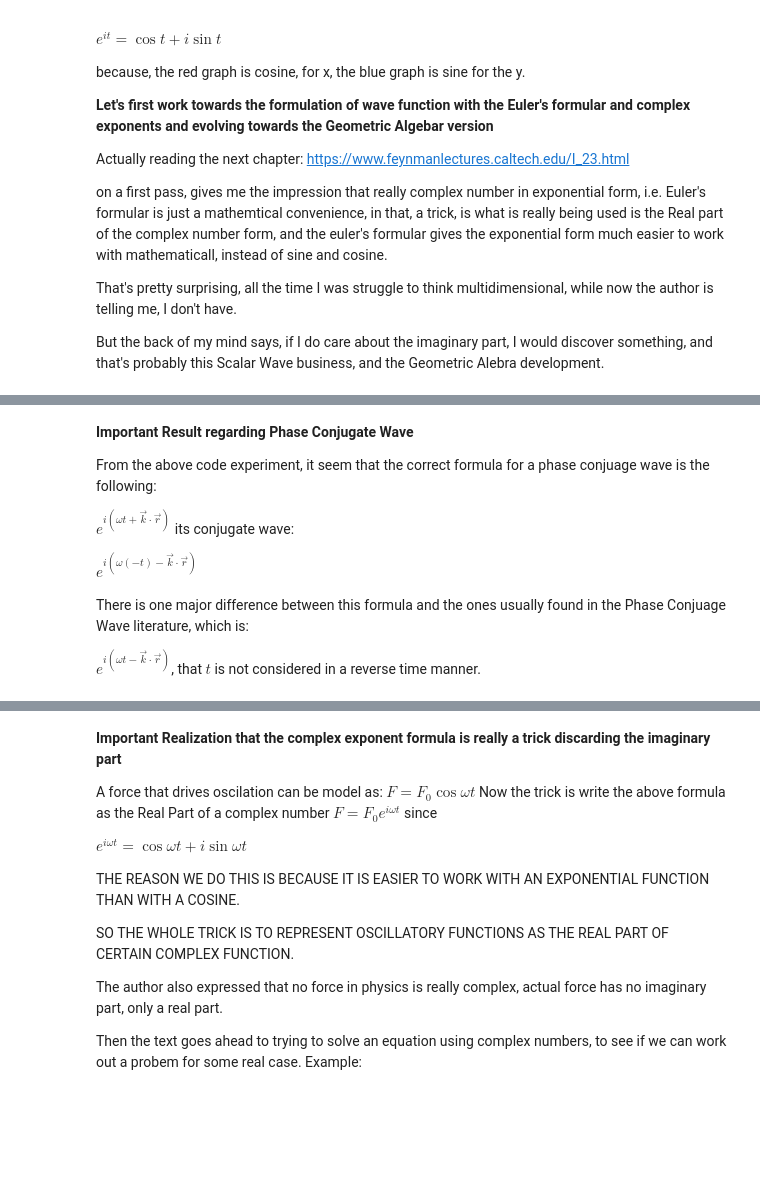
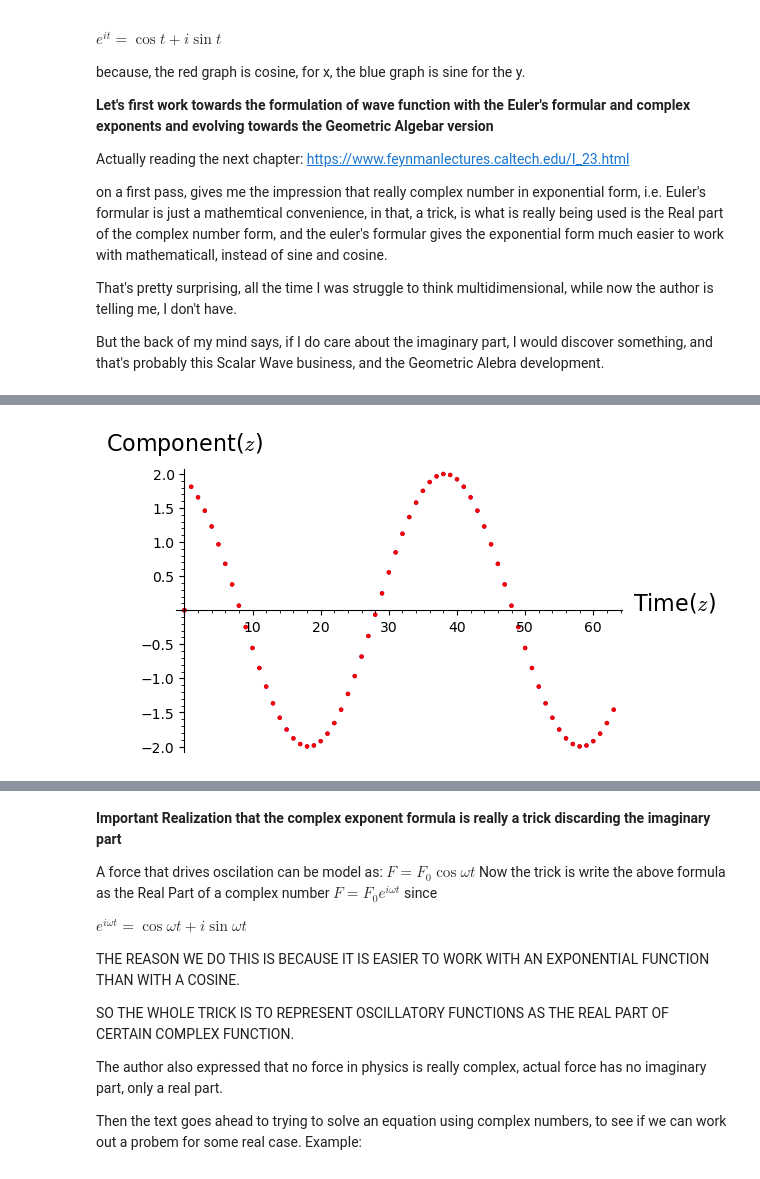
Before and after one commit to john-washington/sage, a Jupyter notebook: regarding_omega_t_minus_kr.ipynb, the cells around one changed output, grey strips where cells are left out. Saved outputs shown, nothing was run; the diff lists cells and outputs as text; code cells hidden in the pictures; blank space fills up the shorter version.

```diff
--- a/regarding_omega_t_minus_kr.ipynb
+++ b/regarding_omega_t_minus_kr.ipynb
@@ -471,13 +402,65 @@ complex_points_component_plots(pts_natural_base, 'real', 'indigo')+ complex_poin
-# %% [markdown]
-**Important Result regarding Phase Conjugate Wave**
-
-From the above code experiment, it seem that the correct formula for a phase conjuage wave is the following:
-
-$ e^{i(\omega t + \vec{k} \cdot \vec{r})} $
-its conjugate wave:
-
-$ e^{i(\omega (-t) - \vec{k} \cdot \vec{r})}$
-
-There is one major difference between this formula and the ones usually found in the Phase Conjuage Wave literature, which is:
-
-$ e^{i(\omega t - \vec{k} \cdot \vec{r})} $, that $t$ is not considered in a reverse time manner.
+# %%
+#In trying to understand the Euler's formular or the Magnitude and Phase Angle form of Complex number. I found another article with the following code:
+#"Complex Number" by Ruth Button 6/12/2014
+#**Interesting Discovery regarding changing of base**
+#I changed his code to have different base in the exponential with complex numbers, and they all produce the same circle! This is facinating. It might leads to some interesting discovery.
+
+
+def complex_points_plots(pts, color):
+    return list_plot([(real(i), imag(i)) for i in pts], color=color, axes_labels = ['Re($z$)', 'Im($z$)'], aspect_ratio=1)
+
+def complex_points_component_plots(pts, component, color):
+    i = 0
+    point_list = list([0, 0])
+    for j in pts:
+        i = i + 1
+        if(component == 'real'):
+            point_list.append([i, real(j)])
+
+        if(component == 'imag'):
+            point_list.append([i, imag(j)])
+
+        if(component == 'conjugate'):
+            point_list.append([i, -1 * imag(j)])
+
+
+    return list_plot(point_list, color=color, axes_labels = ['Time($z$)', 'Component($z$)'], aspect_ratio=10)
+
+
+pts_natural_base = [e^(I * theta) for theta in srange(0, 2*pi, .1)]
+pts_base10 = [10^(I * (theta)) for theta in srange(0, 2*pi, .1)]
+pts_base12 = [12^(I * (theta)) for theta in srange(0, 2*pi, .1)]
+#complex_points_plots(pts, 'blue') + complex_points_plots(pts_base10, 'red') +complex_points_plots(pts_base12, 'indigo')
+
+#complex_points_component_plots(pts, 'real', 'blue')
+#+ complex_points_component_plots(pts_base10, 'real', 'red')
+#+ complex_points_component_plots(pts_base12, 'real', 'indigo')
+#+ complex_points_component_plots(pts, 'imag', 'yellow')
+#+ complex_points_component_plots(pts_base10, 'imag','green')
+
+#(complex_points_component_plots(pts_natural_base, 'real', 'blue') + complex_points_component_plots(pts_natural_base, 'imag', 'red')+ complex_points_component_plots(pts_natural_base, 'conjugate', 'orange')).show()
+#I like to reproduce Fig 23-1 in the main text regarding complex number represented as a dot on the complex plane as follows:
+
+
+
+var('T', 'omega', 'A', 'k', 'psi', 't', 'x', 'epsilon', 'theta')
+T = 4
+omega = (2* pi)/ T
+A = 2
+llambda = 2
+k = (2*pi) / llambda
+#let's make a vector K
+k_head = vector([k, 2])
+psi = 0
+x = 10
+#let's make a r vector
+r_head = vector([x, 12])
+theta = pi/2
+epsilon = 2* e^(I*theta)
+
+pts_natural_base = [epsilon * e^(I*(omega* t + k_head.dot_product(r_head) )) for t in srange(0, 2*pi, .1)]
+pts_natural_base_conjugate = [epsilon.conjugate()* e^(I*( omega*(-t) - k_head.dot_product(r_head) )) for t in srange(0, 2*pi, .1)]
+complex_points_component_plots(pts_natural_base, 'real', 'indigo')+ complex_points_component_plots(pts_natural_base_conjugate, 'real', 'red')
+#complex_points_component_plots(pts_natural_base, 'imag', 'blue')+ complex_points_component_plots(pts_natural_base_conjugate, 'imag', 'orange')
+# %% [output]
+[figure, added]
```
Also changed, not shown: parts of 6 cells of this notebook, 6 other files.
